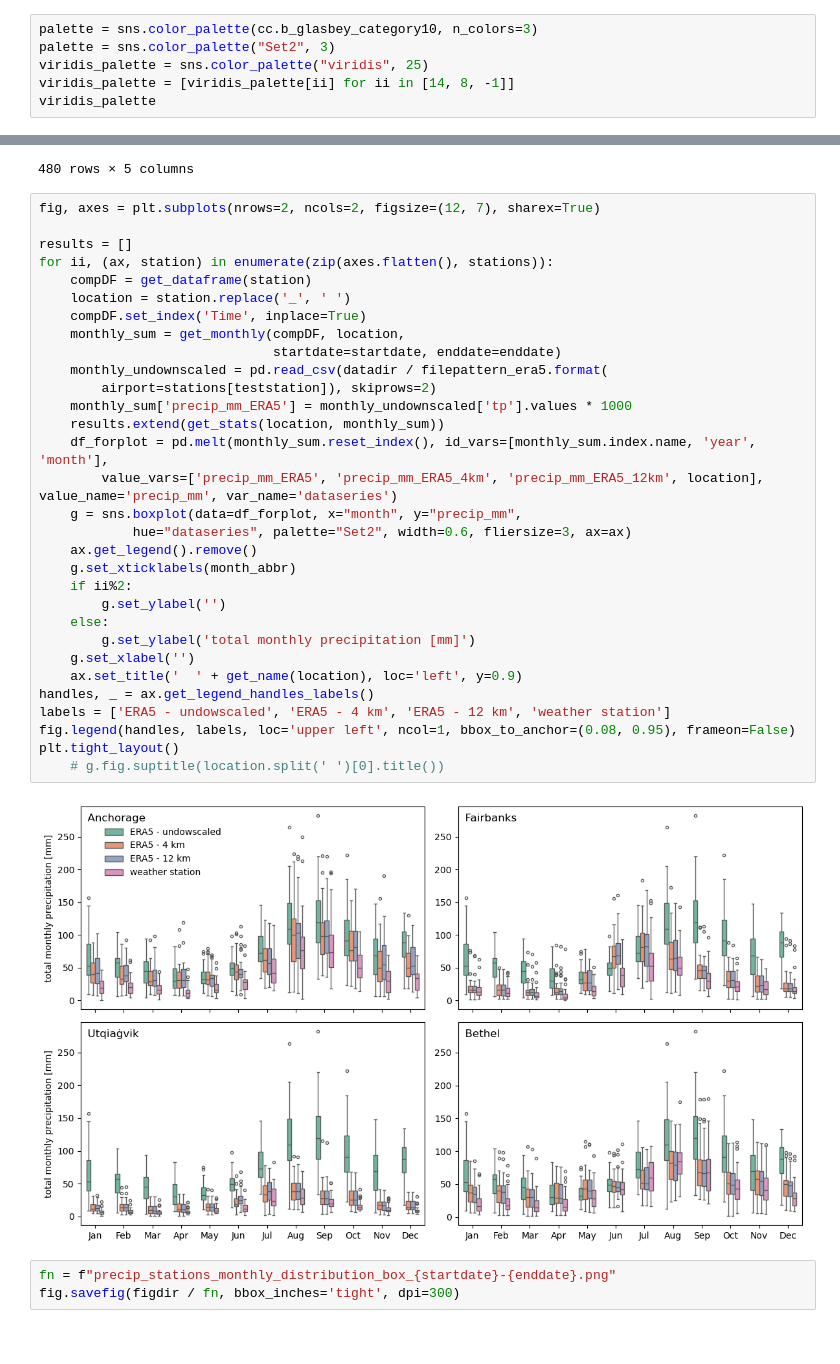
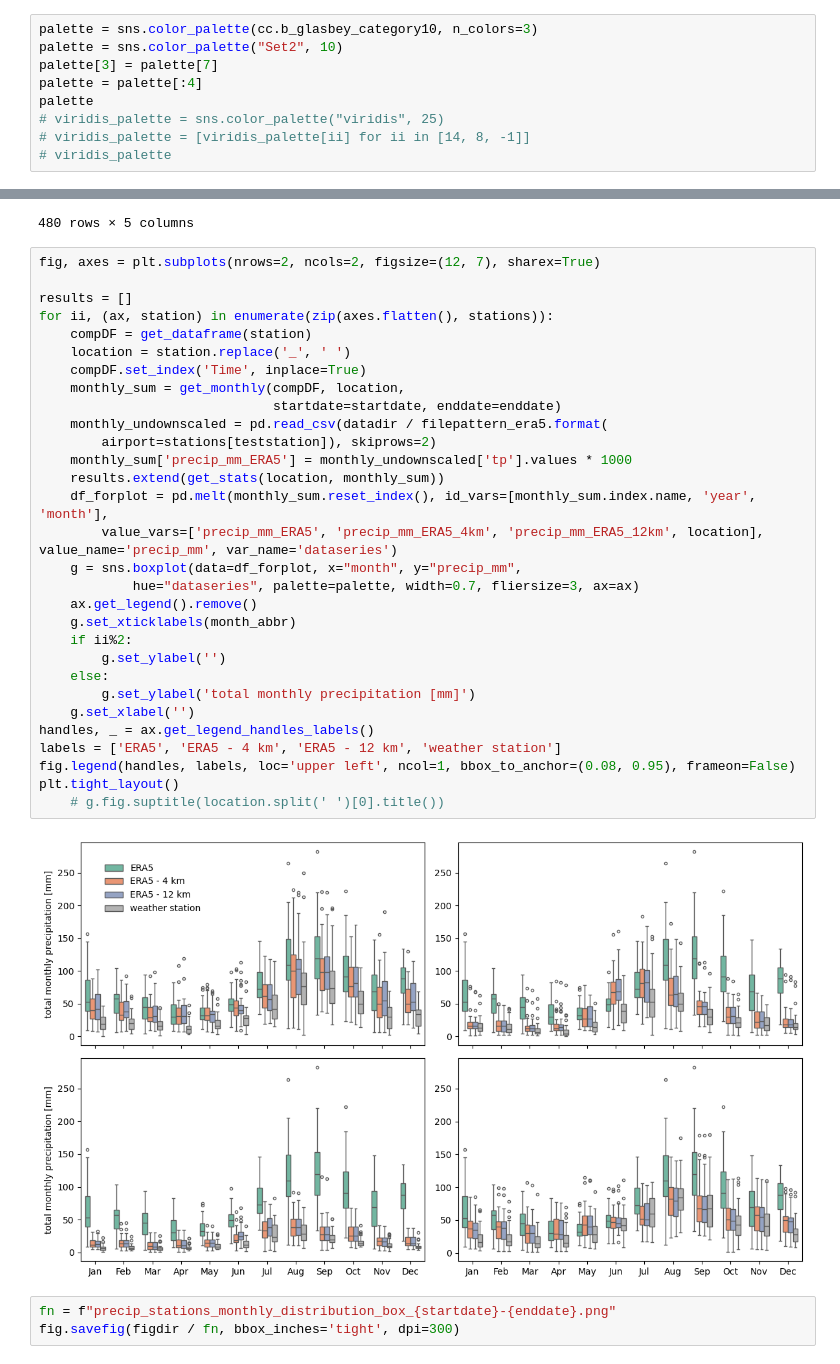
Before and after one commit to chryss/dyndowntools, a Jupyter notebook: Jupyter_Notebooks/analysis_precip_histograms_w_undownscaled.ipynb, the cells around one changed output, grey strips where cells are left out. Cells and saved outputs as stored; diff of their text form.

```diff
--- a/Jupyter_Notebooks/analysis_precip_histograms_w_undownscaled.ipynb
+++ b/Jupyter_Notebooks/analysis_precip_histograms_w_undownscaled.ipynb
@@ -248,8 +236,11 @@ df_forplot = pd.melt(monthly_sum.reset_index(), id_vars=[monthly_sum.index.name,
         value_vars=['precip_mm_ERA5', 'precip_mm_ERA5_4km', 'precip_mm_ERA5_12km', location], value_name='precip_mm', var_name='dataseries')
 # %%
 palette = sns.color_palette(cc.b_glasbey_category10, n_colors=3)
-palette = sns.color_palette("Set2", 3)
-viridis_palette = sns.color_palette("viridis", 25)
-viridis_palette = [viridis_palette[ii] for ii in [14, 8, -1]]
-viridis_palette
+palette = sns.color_palette("Set2", 10)
+palette[3] = palette[7]
+palette = palette[:4]
+palette
+# viridis_palette = sns.color_palette("viridis", 25)
+# viridis_palette = [viridis_palette[ii] for ii in [14, 8, -1]]
+# viridis_palette
 # %% [output]
@@ -351,36 +343,35 @@ monthly_sum
 # %%
 fig, axes = plt.subplots(nrows=2, ncols=2, figsize=(12, 7), sharex=True)
 
 results = []
 for ii, (ax, station) in enumerate(zip(axes.flatten(), stations)):
     compDF = get_dataframe(station)
     location = station.replace('_', ' ')
     compDF.set_index('Time', inplace=True)
     monthly_sum = get_monthly(compDF, location,
                               startdate=startdate, enddate=enddate)
     monthly_undownscaled = pd.read_csv(datadir / filepattern_era5.format(
         airport=stations[teststation]), skiprows=2)
     monthly_sum['precip_mm_ERA5'] = monthly_undownscaled['tp'].values * 1000
     results.extend(get_stats(location, monthly_sum))
     df_forplot = pd.melt(monthly_sum.reset_index(), id_vars=[monthly_sum.index.name, 'year', 'month'],
         value_vars=['precip_mm_ERA5', 'precip_mm_ERA5_4km', 'precip_mm_ERA5_12km', location], value_name='precip_mm', var_name='dataseries')
     g = sns.boxplot(data=df_forplot, x="month", y="precip_mm",
-            hue="dataseries", palette="Set2", width=0.6, fliersize=3, ax=ax)
+            hue="dataseries", palette=palette, width=0.7, fliersize=3, ax=ax)
     ax.get_legend().remove()
     g.set_xticklabels(month_abbr)
     if ii%2:
         g.set_ylabel('')
     else:
         g.set_ylabel('total monthly precipitation [mm]')
     g.set_xlabel('')
-    ax.set_title('  ' + get_name(location), loc='left', y=0.9)
 handles, _ = ax.get_legend_handles_labels()
-labels = ['ERA5 - undowscaled', 'ERA5 - 4 km', 'ERA5 - 12 km', 'weather station']
+labels = ['ERA5', 'ERA5 - 4 km', 'ERA5 - 12 km', 'weather station']
 fig.legend(handles, labels, loc='upper left', ncol=1, bbox_to_anchor=(0.08, 0.95), frameon=False)
 plt.tight_layout()
     # g.fig.suptitle(location.split(' ')[0].title())
 # %% [output]
-[figure, old version]
+[figure, new version]
 # %%
 fn = f"precip_stations_monthly_distribution_box_{startdate}-{enddate}.png"
 fig.savefig(figdir / fn, bbox_inches='tight', dpi=300)
```
Also changed, not shown: parts of 7 cells of this notebook, 11 other files.
